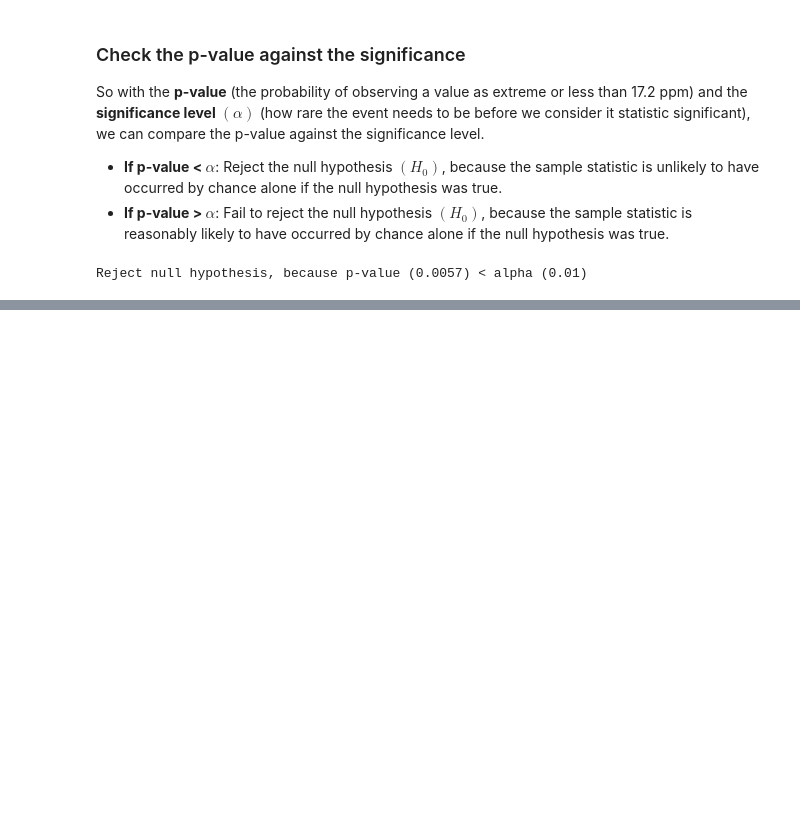
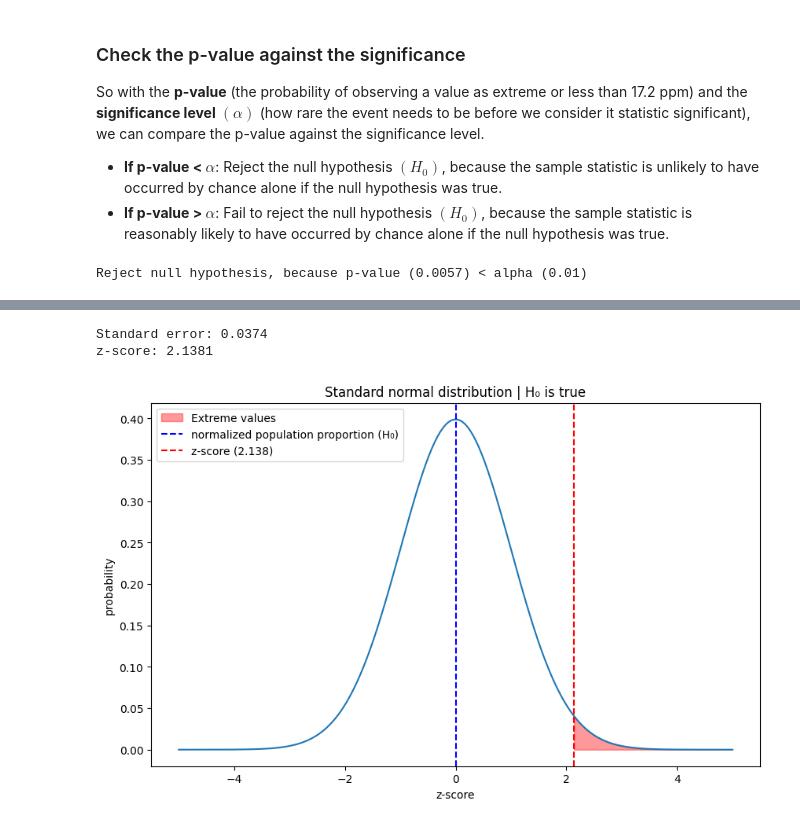
Before and after one commit to brenoingwersen/notebooks, a Jupyter notebook: statistics and probability/z-test vs t-test.ipynb, the cells around one changed output, grey strips where cells are left out. Drawn from its saved outputs; the diff is of its cells as text; code cells hidden in the pictures; blank space fills up the shorter version.

Commit message:
add z-test with proportions example

```diff
--- a/statistics and probability/z-test vs t-test.ipynb
+++ b/statistics and probability/z-test vs t-test.ipynb
@@ -248,0 +307,46 @@ Reject null hypothesis, because p-value (0.0057) < alpha (0.01)
+# %%
+# "assumed population proportion"
+pop_prop = 0.3
+# We can calculate the population std
+pop_std = np.sqrt(0.3*(1-0.3)) # std of proportions
+# Sample proportion
+sample_prop = 0.38
+n = 150 # Sample size
+
+# Standard error
+se = pop_std/np.sqrt(n)
+# z-score
+z_score = (sample_prop - pop_prop)/se
+print(f"Standard error: {se:.4f}")
+print(f"z-score: {z_score:.4f}")
+# %% [output]
+Standard error: 0.0374
+z-score: 2.1381
+# %%
+# 100 points evenly spaced between -5.0 and 5.0
+x_values = np.linspace(-5.0, 5.0, 200)
+
+# Generate the probabilities for the PDF
+probs = stats.norm.pdf(x_values)
+
+# Plot the PDF
+fig, ax = plt.subplots(figsize=(10, 6))
+ax.plot(x_values, probs)
+ax.set_title("Standard normal distribution | H₀ is true")
+ax.set_xlabel("z-score")
+ax.set_ylabel("probability")
+
+# Highlight the t-value area (extreme values)
+x_zval = np.linspace(z_score, 5.0, 100)
+# Calculating each respective prob for each 100 points above
+y_zval = stats.norm.pdf(x_zval)
+ax.fill_between(x_zval, 0, y_zval, color="red", alpha=0.4, label=f"Extreme values")
+
+# Plotting the population mean and t-statistic
+plt.axvline(0, color="blue", linestyle="--", label=f"normalized population proportion (H₀)")
+plt.axvline(z_score, color="red", linestyle="--", label=f"z-score ({z_score:.3f})")
+
+ax.legend()
+plt.show()
+# %% [output]
+[figure, added]
```
Also changed, not shown: parts of 9 cells of this notebook.
